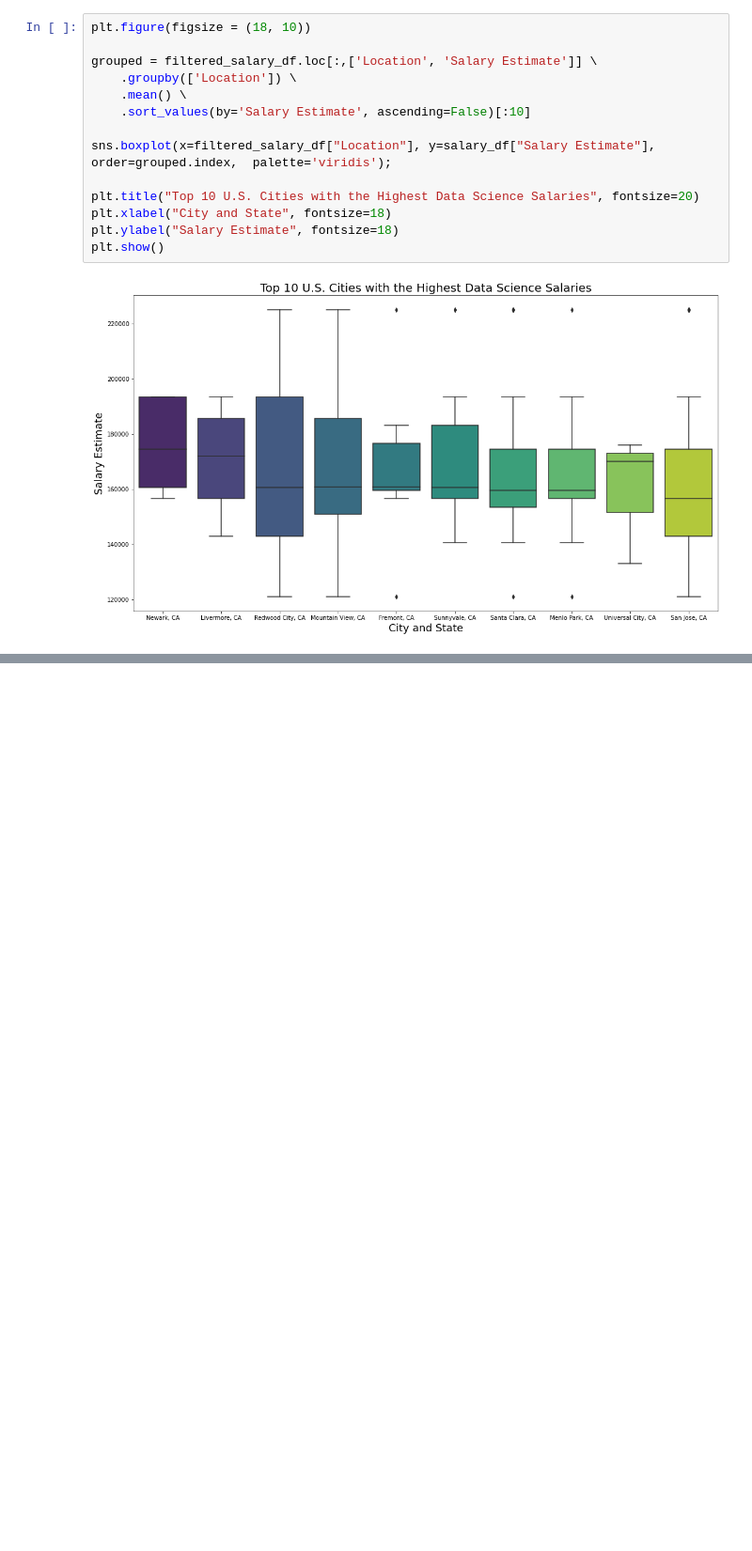
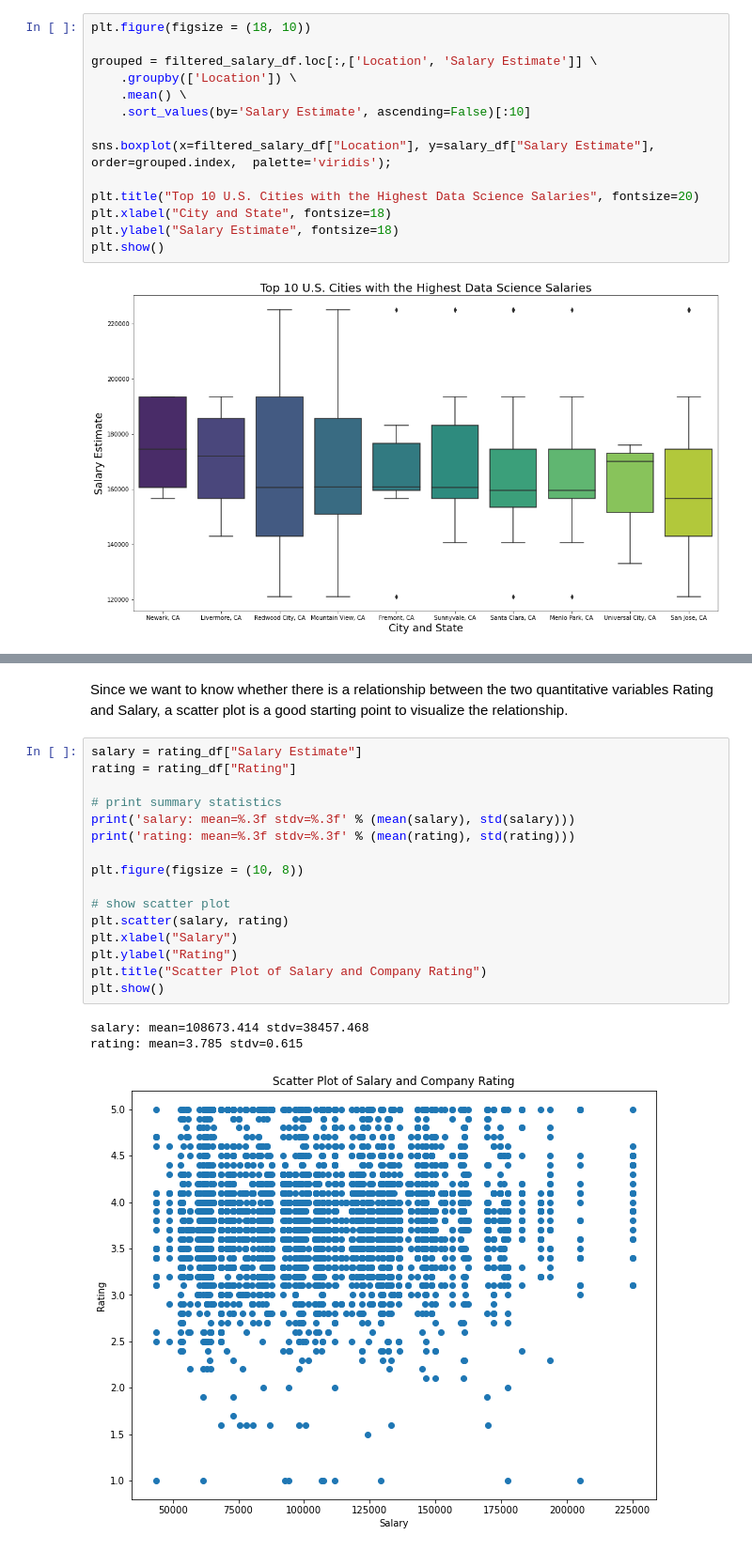
Before and after one commit to esgardner/DataScienceJobs, a Jupyter notebook: DataScienceJobs.ipynb, the cells around one changed output, grey strips where cells are left out. Shown: that part at 94% size. Drawn from its saved outputs; the diff is of its cells as text; blank space fills up the shorter version.

```diff
--- a/DataScienceJobs.ipynb
+++ b/DataScienceJobs.ipynb
@@ -391,0 +390,22 @@ plt.show()
+# %% [markdown]
+Since we want to know whether there is a relationship between the two quantitative variables Rating and Salary, a scatter plot is a good starting point to visualize the relationship.
+# %%
+salary = rating_df["Salary Estimate"]
+rating = rating_df["Rating"]
+
+# print summary statistics
+print('salary: mean=%.3f stdv=%.3f' % (mean(salary), std(salary)))
+print('rating: mean=%.3f stdv=%.3f' % (mean(rating), std(rating)))
+
+plt.figure(figsize = (10, 8))
+
+# show scatter plot
+plt.scatter(salary, rating)
+plt.xlabel("Salary")
+plt.ylabel("Rating")
+plt.title("Scatter Plot of Salary and Company Rating")
+plt.show()
+# %% [output]
+salary: mean=108673.414 stdv=38457.468
+rating: mean=3.785 stdv=0.615
+[figure, added]
```
Also changed, not shown: parts of 23 cells of this notebook.
